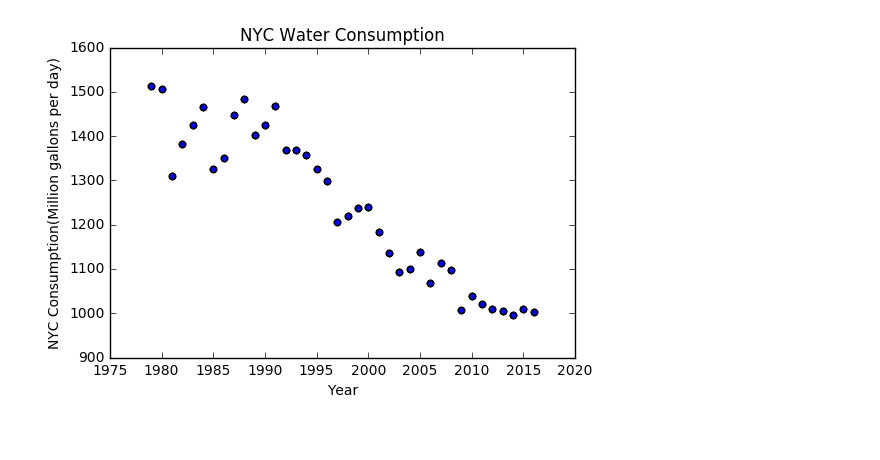
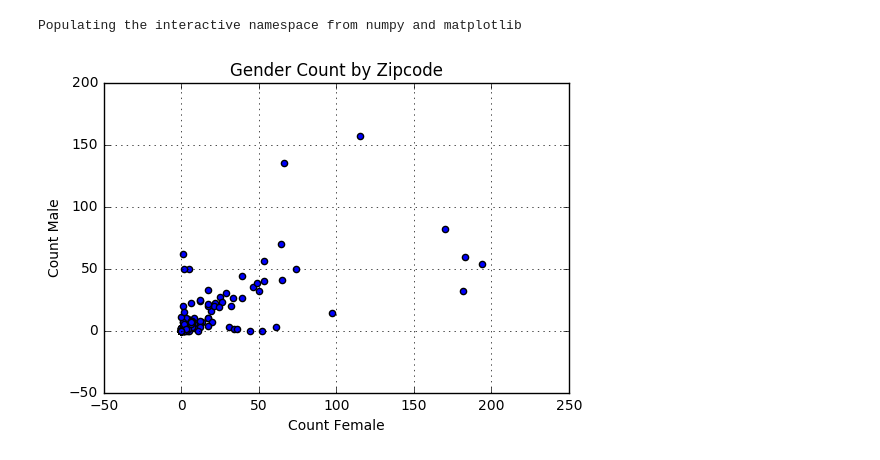
Before and after one commit to ep2247/PUI2017_ep2247, a Jupyter notebook: HW2_ep2247/HW2_3_ep2247.ipynb, the cells around one changed output. Drawn from its saved outputs; the diff is of its cells as text; code cells hidden in the pictures.

```diff
--- a/HW2_ep2247/HW2_3_ep2247.ipynb
+++ b/HW2_ep2247/HW2_3_ep2247.ipynb
@@ -49,11 +54,13 @@ water_drop.head()
-# %%
-#water_drop.plot.scatter(year,NYC Consumption(Million gallons per day,s=none,c=none))
-
-pl.xlabel('Year')
-pl.ylabel('NYC Consumption(Million gallons per day)')
-pl.title('NYC Water Consumption')
-
-pl.scatter(water_drop['Year'],water_drop['NYC Consumption(Million gallons per day)'])
-pl.show()
-# %% [output]
-[figure, removed]
+# %%
+%pylab inline
+
+pl.xlabel('Count Female')
+pl.ylabel('Count Male')
+pl.title('Gender Count by Zipcode')
+pl.grid(True)
+
+pl.scatter(student_count['COUNT FEMALE'],student_count['COUNT MALE'])
+pl.show()
+# %% [output]
+Populating the interactive namespace from numpy and matplotlib
+[figure, added]
```
Also changed, not shown: parts of 9 cells of this notebook, 1 other file.
